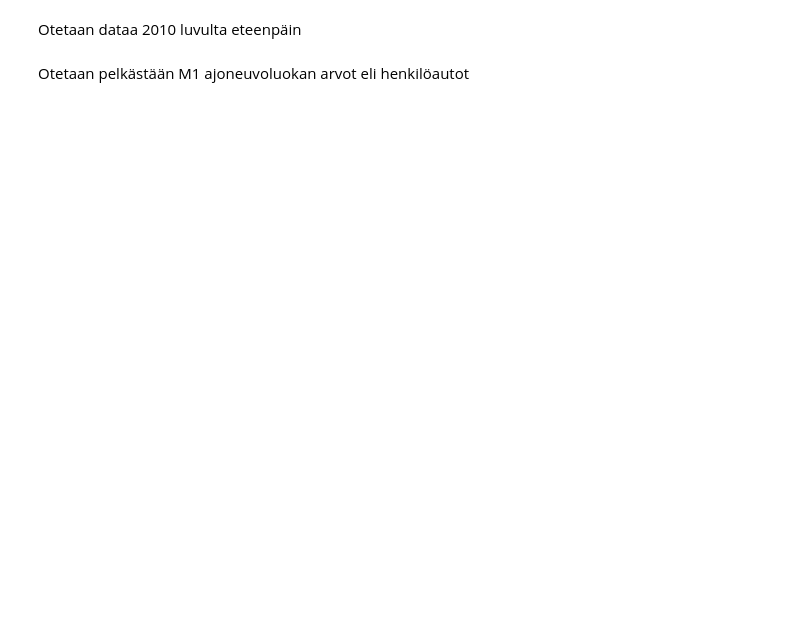
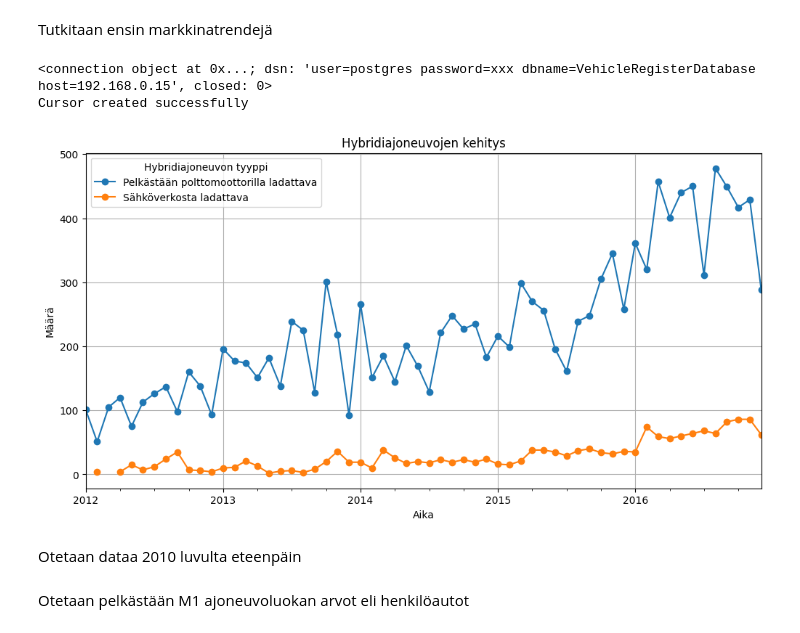
Before and after one commit to GouchinHub/TJTS4901, a Jupyter notebook: harjoitustyo.ipynb, the cells around one changed output. Saved outputs shown, nothing was run; the diff lists cells and outputs as text; code cells hidden in the pictures; blank space fills up the shorter version.

```diff
--- a/harjoitustyo.ipynb
+++ b/harjoitustyo.ipynb
@@ -7,3 +24,26 @@ pd.set_option('display.max_rows', 5)
+# %% [markdown]
+Tutkitaan ensin markkinatrendejä
+# %%
+df = kk.hybridiautot_luokittain('M1', 2012, 2016)
+# %% [output]
+<connection object at 0x...; dsn: 'user=postgres password=xxx dbname=VehicleRegisterDatabase host=192.168.0.15', closed: 0>
+Cursor created successfully
+# %%
+df['date'] = pd.to_datetime(df['vuosi'].astype(str) + '-' + df['kuukausi'].astype(str), format='%Y-%m')
+condition = df['hybridityyppi'] == 'Ei määritelty'
+df = df[~condition]
+df_pivot = df.pivot(index='date', columns='hybridityyppi', values='maara')
+
+fig, ax = plt.subplots(figsize=(12, 6))
+df_pivot.plot(ax=ax, marker='o')
+plt.title('Hybridiajoneuvojen kehitys')
+plt.xlabel('Aika')
+plt.ylabel('Määrä')
+plt.legend(title='Hybridiajoneuvon tyyppi')
+plt.grid(True)
+plt.show()
+# %% [output]
+[figure, added]
 # %%
 df = pd.read_csv('Ajoneuvojen_avoin_data_5_21.csv', encoding='ISO-8859-1', on_bad_lines="skip", delimiter=";",low_memory=False)
 # %% [markdown]
```
Also changed, not shown: parts of 10 cells of this notebook, 1 other file.
